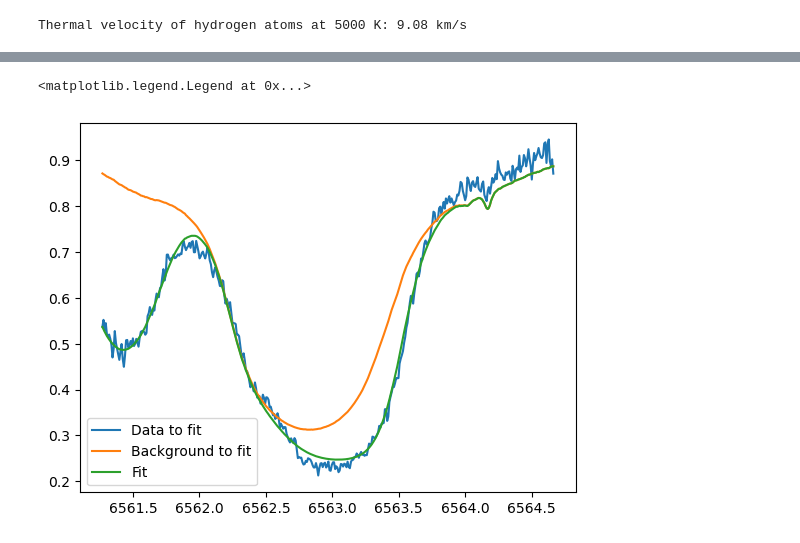
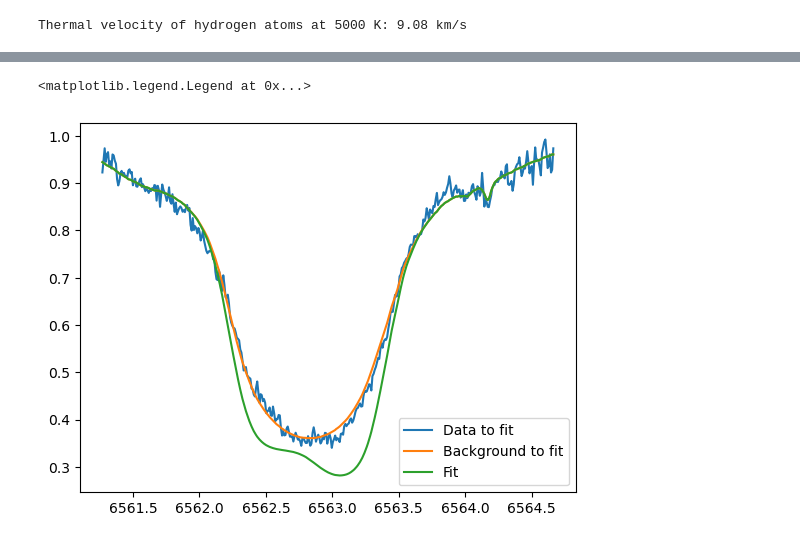
Before and after one commit to ivanzmilic/cloudtorch, a Jupyter notebook: main_gpu_bck_mparams.ipynb, the cells around one changed output, grey strips where cells are left out. Drawn from its saved outputs; the diff is of its cells as text; code cells hidden in the pictures.

```diff
--- a/main_gpu_bck_mparams.ipynb
+++ b/main_gpu_bck_mparams.ipynb
@@ -111,8 +111,8 @@ def optimization(optimizer,niterations,parameters,model, xl, obs, obs_back):
         reguloss = chi2loss*0.0
 
         # Strongly regularize the source function gradients. We want it super smooth.
-        reguloss += 1e3*regu2(parameters, 0, obs)
-        reguloss += 1e3*regu2(parameters, 5, obs)
+        reguloss += 1e6*regu2(parameters, 0, obs)
+        reguloss += 1e6*regu2(parameters, 5, obs)
 
         # regularize tau slightly
         reguloss += 1e-1*regu2(parameters, 1, obs)
@@ -388,8 +395,10 @@ plt.colorbar()
 # %%
-plt.plot(np.copy(wav[100:500]), tofit_pt[52,65,:].cpu(), label='Data to fit')
-plt.plot(np.copy(wav[100:500]), tofit_background_pt[52,65,:].cpu(), label='Background to fit')
-plt.plot(np.copy(wav[100:500]), fit_spectra[52,65,:], label='Fit')
+i_test = 61
+j_test = 50
+plt.plot(np.copy(wav[100:500]), tofit_pt[i_test,j_test,:].cpu(), label='Data to fit')
+plt.plot(np.copy(wav[100:500]), tofit_background_pt[i_test,j_test,:].cpu(), label='Background to fit')
+plt.plot(np.copy(wav[100:500]), fit_spectra[i_test,j_test,:], label='Fit')
 plt.legend()
 # %% [output]
 <matplotlib.legend.Legend at 0x...>
-[figure, old version]
+[figure, new version]
```
Also changed, not shown: parts of 10 cells of this notebook, 2 other files.
